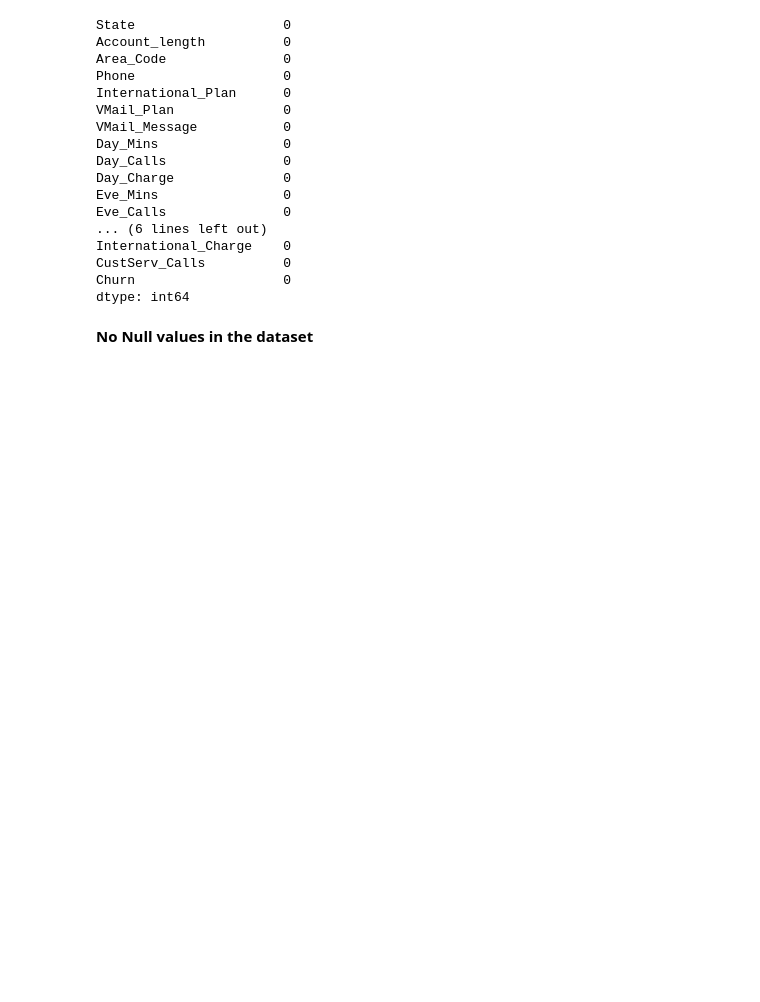
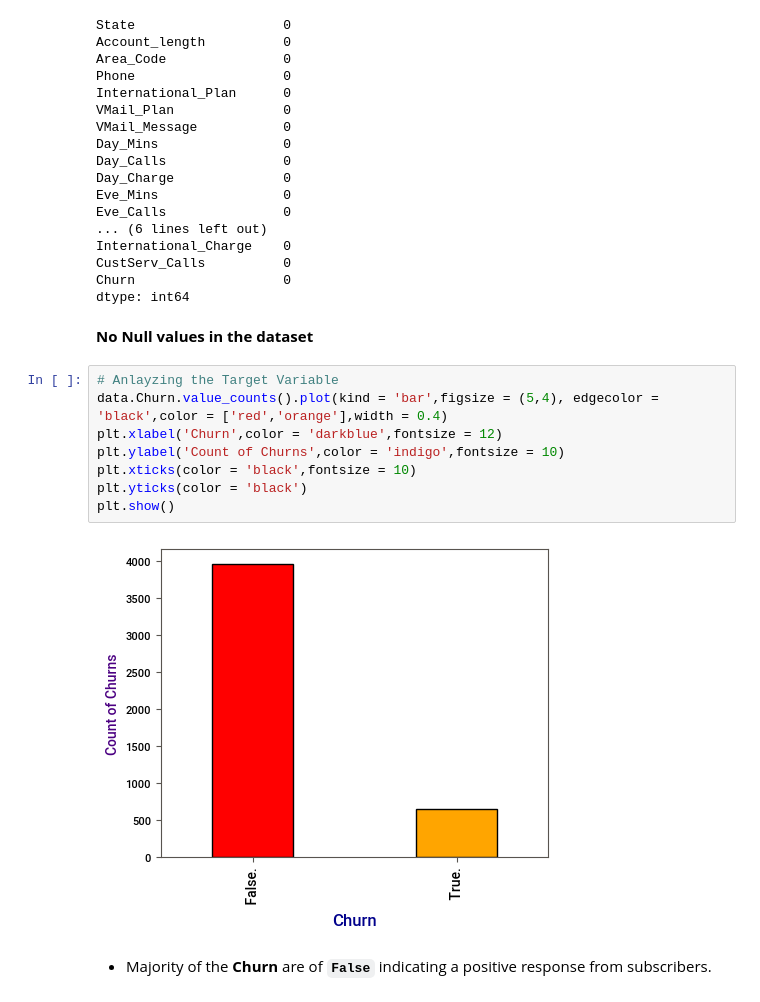
Before and after one commit to shreenidhi7700/Telecom-Churn_rate_ML, a Jupyter notebook: Telecom_Churn_rate_ML.ipynb, the cells around one changed output. Drawn from its saved outputs; the diff is of its cells as text; blank space fills up the shorter version.

```diff
--- a/Telecom_Churn_rate_ML.ipynb
+++ b/Telecom_Churn_rate_ML.ipynb
@@ -111,3 +170,15 @@ Churn                   0
 dtype: int64
 # %% [markdown]
 **No Null values in the dataset**
+# %%
+# Anlayzing the Target Variable
+data.Churn.value_counts().plot(kind = 'bar',figsize = (5,4), edgecolor = 'black',color = ['red','orange'],width = 0.4)
+plt.xlabel('Churn',color = 'darkblue',fontsize = 12)
+plt.ylabel('Count of Churns',color = 'indigo',fontsize = 10)
+plt.xticks(color = 'black',fontsize = 10)
+plt.yticks(color = 'black')
+plt.show()
+# %% [output]
+[figure, added]
+# %% [markdown]
+- Majority of the **Churn** are of **`False`** indicating a positive response from subscribers.
```
Also changed, not shown: parts of 41 cells of this notebook, 2 other files.
